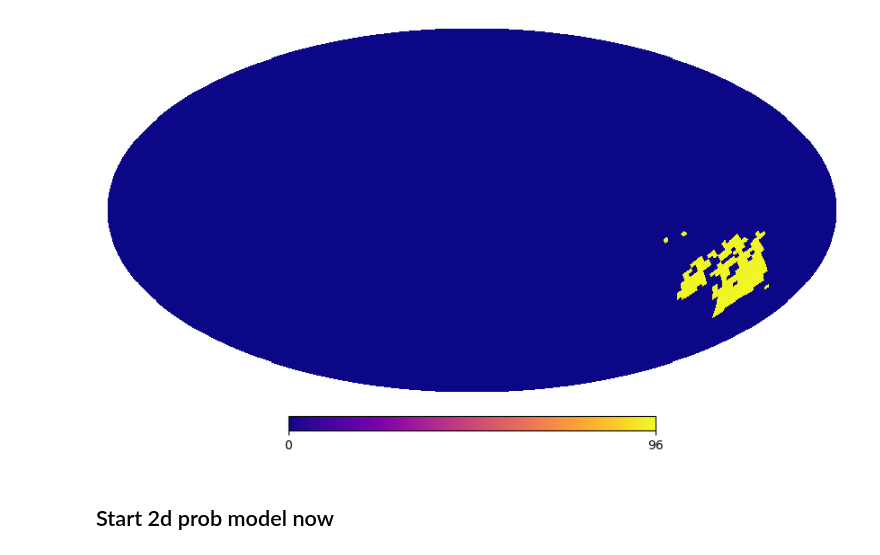
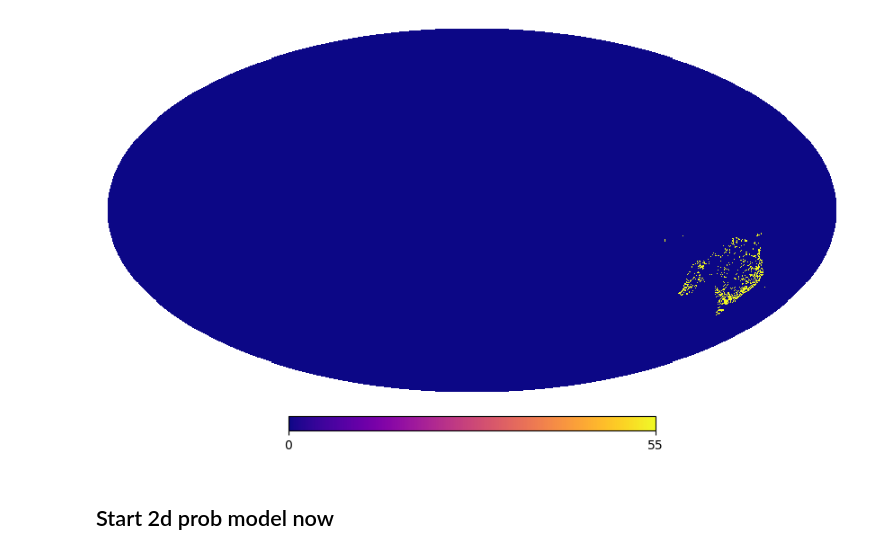
Before and after one commit to Bharatcs/rfi, a Jupyter notebook: Project/AUS_validate.ipynb, the cells around one changed output. Cells and saved outputs as stored; diff of their text form; code cells hidden in the pictures.

```diff
--- a/Project/AUS_validate.ipynb
+++ b/Project/AUS_validate.ipynb
@@ -6,4 +6,4 @@ import matplotlib.pyplot as plt
 import rasterio
 from src2.FDrule import FDrule
 # %%
-nside=32
+samplingnside=128
@@ -14,18 +16,18 @@ Lat=df['Latitude in degrees'].to_numpy()
 power=df['EIRP'].to_numpy()
 frequency=df['Frequency(MHz)'].to_numpy()
 # %%
-trainpix=hp.ang2pix(nside,Lon,Lat,lonlat=True)
+trainpix=hp.ang2pix(samplingnside,Lon,Lat,lonlat=True)
 # %%
 new_pix=np.random.choice(trainpix,size=500)
 # %%
-Tx_num_128=np.zeros(hp.nside2npix(nside))
+Tx_num_128=np.zeros(hp.nside2npix(samplingnside))
 for pix in trainpix:
     Tx_num_128[pix]+=1
 hp.mollview(Tx_num_128,flip='geo',cmap='plasma',norm='hist',title='')
 # plt.savefig('/home/pratush/Yogen_STARFIRE/STARFIRE_paper images/new_Txnum',dpi=600)
 plt.show()
 # %% [output]
-[figure, old version]
+[figure, new version]
 # %% [markdown]
 ## Start 2d prob model now
 # %%
```
Also changed, not shown: parts of 21 cells of this notebook, 1 other file.
